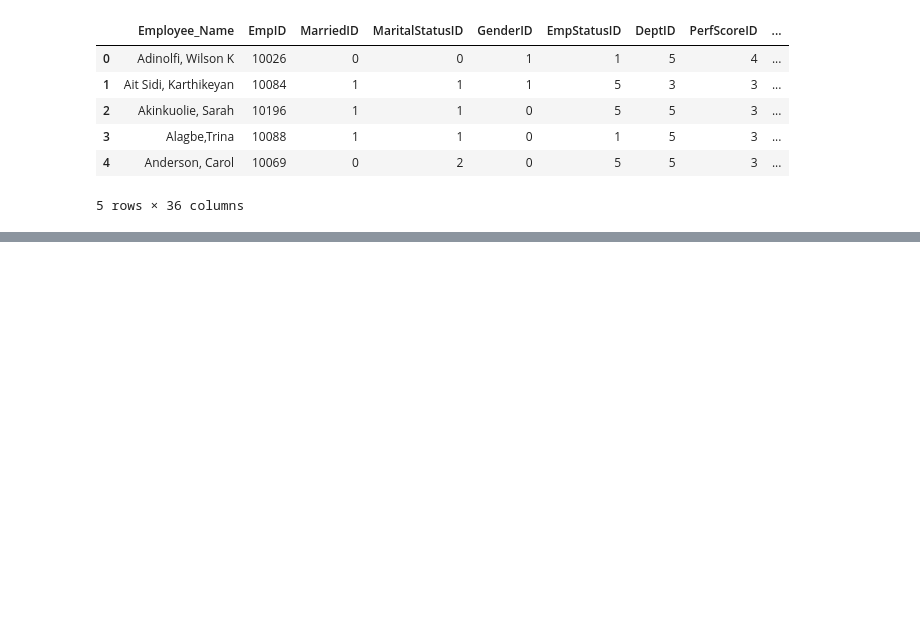
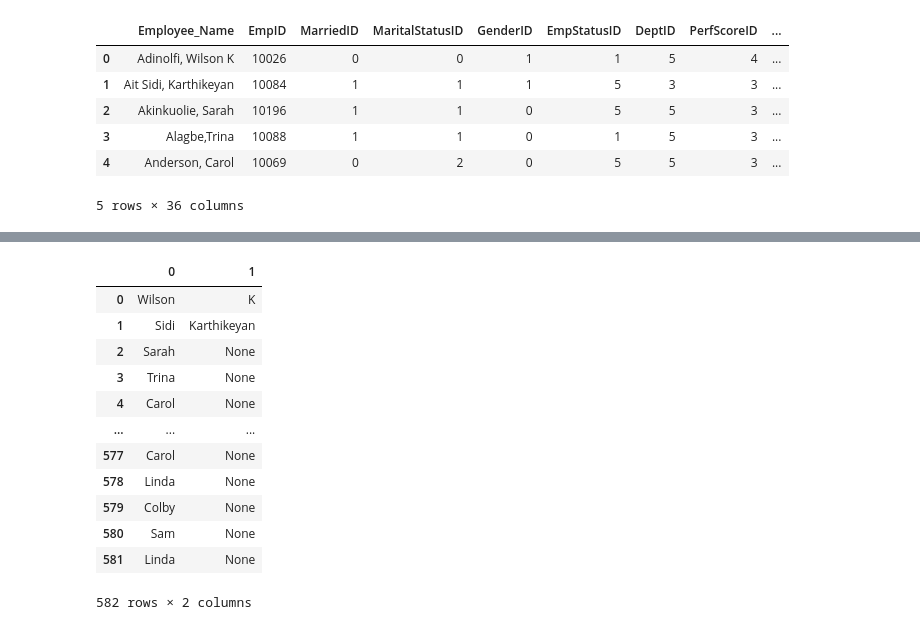
Before and after one commit to SmriteePoudel/DataScience, a Jupyter notebook: FeatureEng.ipynb, the cells around one changed output, grey strips where cells are left out. Saved outputs shown, nothing was run; the diff lists cells and outputs as text; code cells hidden in the pictures; blank space fills up the shorter version.

```diff
--- a/FeatureEng.ipynb
+++ b/FeatureEng.ipynb
@@ -57,0 +105,19 @@ df
+# %%
+first_middle= first_last[1].str.strip().str.split(
+    ' ', n=1, expand=True
+)
+first_middle
+# %% [output]
+|  | 0 | 1 |
+| 0 | Wilson | K |
+| 1 | Sidi | Karthikeyan |
+| 2 | Sarah | None |
+| 3 | Trina | None |
+| 4 | Carol | None |
+| ... | ... | ... |
+| 577 | Carol | None |
+| 578 | Linda | None |
+| 579 | Colby | None |
+| 580 | Sam | None |
+| 581 | Linda | None |
+582 rows × 2 columns
```
Also changed, not shown: parts of 9 cells of this notebook, 5 other files.
